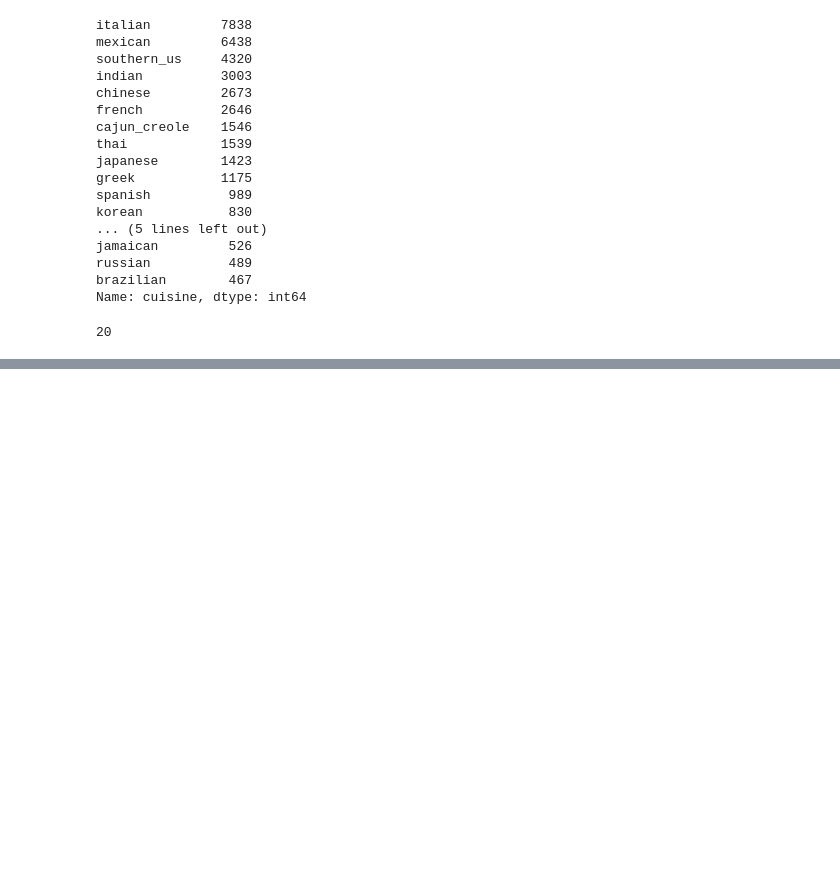
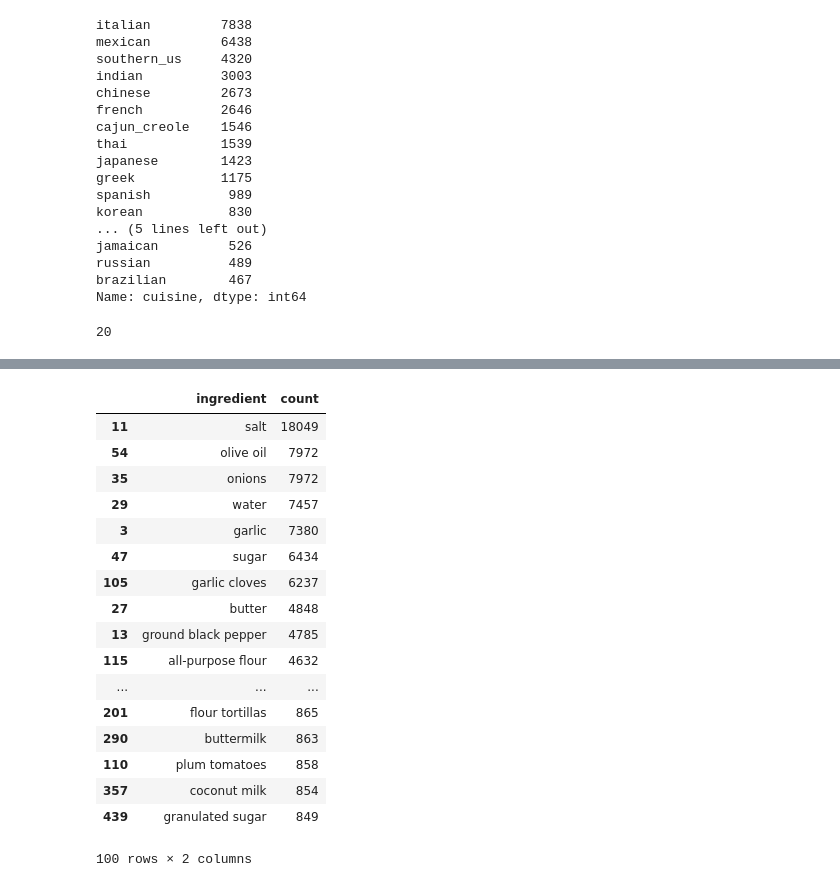
Before and after one commit to bluebehree/udacity-machine-learning-nd, a Jupyter notebook: capstone/whats-cooking.ipynb, the cells around one changed output, grey strips where cells are left out. Drawn from its saved outputs; the diff is of its cells as text; code cells hidden in the pictures; blank space fills up the shorter version.

```diff
--- a/capstone/whats-cooking.ipynb
+++ b/capstone/whats-cooking.ipynb
@@ -44,0 +50,6 @@ test.shape
+# %%
+ingredients = defaultdict(int)
+# %%
+for row in train.itertuples():
+    for ingredient in getattr(row, 'ingredients'):
+        ingredients[ingredient] +=1
@@ -44,0 +58,27 @@ test.shape
+# %%
+ingredient_count = pd.concat([pd.DataFrame(list(ingredients.keys()), columns=['ingredient']),
+                              pd.DataFrame(list(ingredients.values()), columns=['count'])],
+                             axis=1)
+# %%
+df = ingredient_count.sort_values(by=['count'], ascending=False)
+# %%
+df.iloc[:100]
+# %% [output]
+|  | ingredient | count |
+| 11 | salt | 18049 |
+| 54 | olive oil | 7972 |
+| 35 | onions | 7972 |
+| 29 | water | 7457 |
+| 3 | garlic | 7380 |
+| 47 | sugar | 6434 |
+| 105 | garlic cloves | 6237 |
+| 27 | butter | 4848 |
+| 13 | ground black pepper | 4785 |
+| 115 | all-purpose flour | 4632 |
+| ... | ... | ... |
+| 201 | flour tortillas | 865 |
+| 290 | buttermilk | 863 |
+| 110 | plum tomatoes | 858 |
+| 357 | coconut milk | 854 |
+| 439 | granulated sugar | 849 |
+100 rows × 2 columns
```
Also changed, not shown: parts of 16 cells of this notebook, 1 other file.
